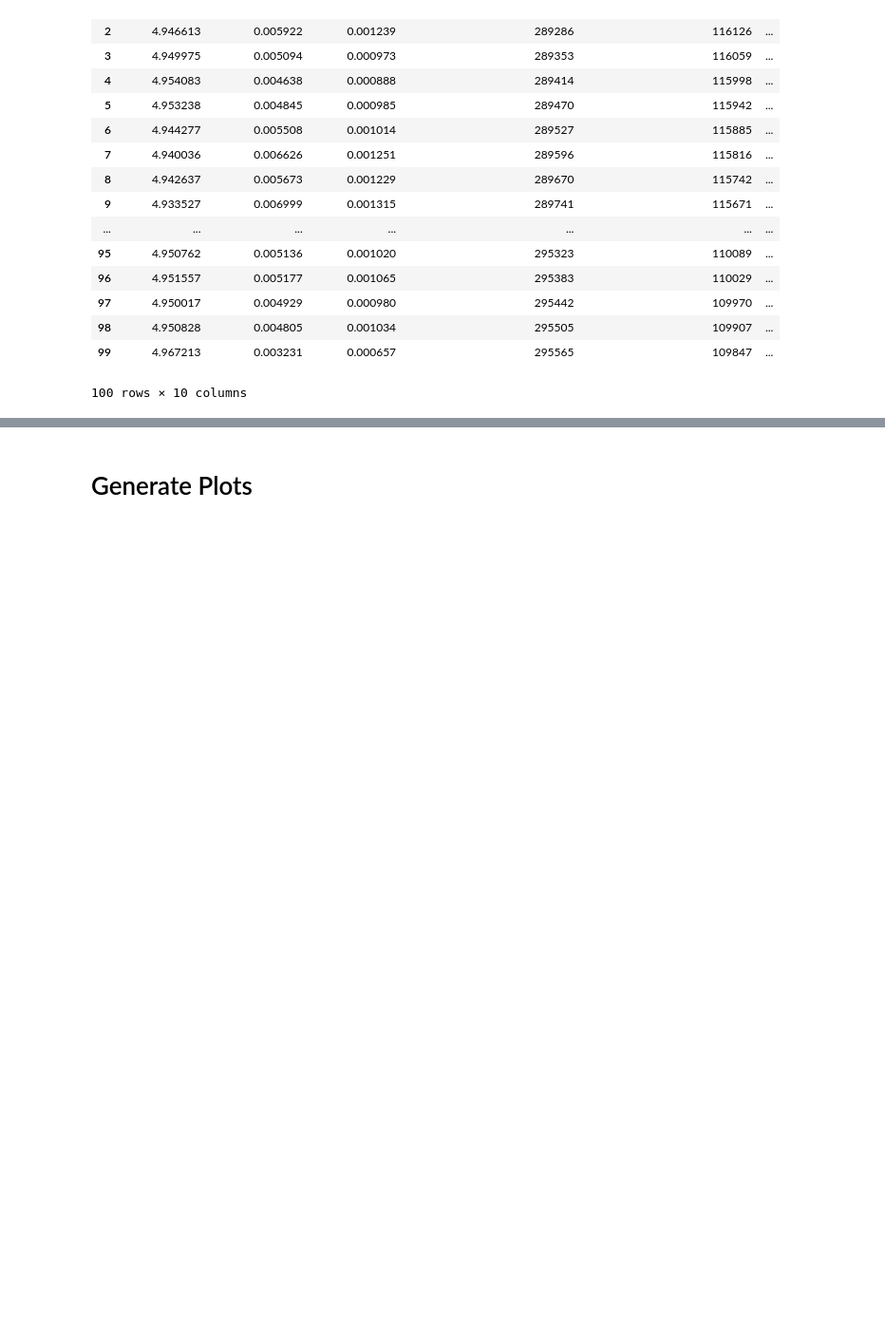
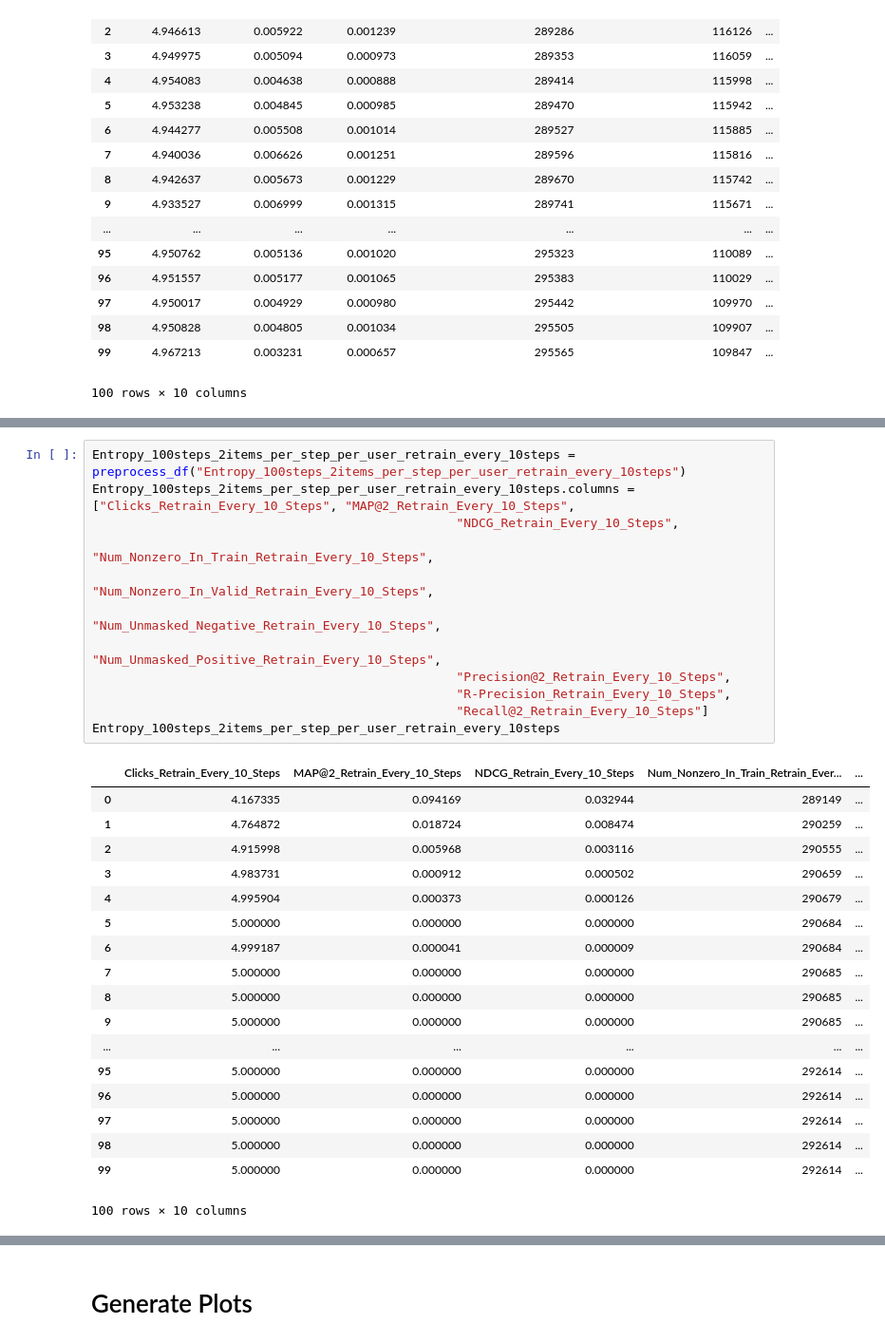
Before and after one commit to wuga214/Q-VAE-Recommendation, a Jupyter notebook: Kai Plot/Plot.ipynb, the cells around one changed output, grey strips where cells are left out. Shown at 95% size. Cells and saved outputs as stored; diff of their text form; blank space fills up the shorter version.

```diff
--- a/Kai Plot/Plot.ipynb
+++ b/Kai Plot/Plot.ipynb
@@ -103,0 +73,31 @@ entropy_100_2_retrain_every_10time_df
+# %%
+Entropy_100steps_2items_per_step_per_user_retrain_every_10steps = preprocess_df("Entropy_100steps_2items_per_step_per_user_retrain_every_10steps")
+Entropy_100steps_2items_per_step_per_user_retrain_every_10steps.columns = ["Clicks_Retrain_Every_10_Steps", "MAP@2_Retrain_Every_10_Steps",
+                                                 "NDCG_Retrain_Every_10_Steps",
+                                                 "Num_Nonzero_In_Train_Retrain_Every_10_Steps",
+                                                 "Num_Nonzero_In_Valid_Retrain_Every_10_Steps",
+                                                 "Num_Unmasked_Negative_Retrain_Every_10_Steps",
+                                                 "Num_Unmasked_Positive_Retrain_Every_10_Steps",
+                                                 "Precision@2_Retrain_Every_10_Steps",
+                                                 "R-Precision_Retrain_Every_10_Steps",
+                                                 "Recall@2_Retrain_Every_10_Steps"]
+Entropy_100steps_2items_per_step_per_user_retrain_every_10steps
+# %% [output]
+|  | Clicks_Retrain_Every_10_Steps | MAP@2_Retrain_Every_10_Steps | NDCG_Retrain_Every_10_Steps | Num_Nonzero_In_Train_Retrain_Ever... | ... |
+| 0 | 4.167335 | 0.094169 | 0.032944 | 289149 | ... |
+| 1 | 4.764872 | 0.018724 | 0.008474 | 290259 | ... |
+| 2 | 4.915998 | 0.005968 | 0.003116 | 290555 | ... |
+| 3 | 4.983731 | 0.000912 | 0.000502 | 290659 | ... |
+| 4 | 4.995904 | 0.000373 | 0.000126 | 290679 | ... |
+| 5 | 5.000000 | 0.000000 | 0.000000 | 290684 | ... |
+| 6 | 4.999187 | 0.000041 | 0.000009 | 290684 | ... |
+| 7 | 5.000000 | 0.000000 | 0.000000 | 290685 | ... |
+| 8 | 5.000000 | 0.000000 | 0.000000 | 290685 | ... |
+| 9 | 5.000000 | 0.000000 | 0.000000 | 290685 | ... |
+| ... | ... | ... | ... | ... | ... |
+| 95 | 5.000000 | 0.000000 | 0.000000 | 292614 | ... |
+| 96 | 5.000000 | 0.000000 | 0.000000 | 292614 | ... |
+| 97 | 5.000000 | 0.000000 | 0.000000 | 292614 | ... |
+| 98 | 5.000000 | 0.000000 | 0.000000 | 292614 | ... |
+| 99 | 5.000000 | 0.000000 | 0.000000 | 292614 | ... |
+100 rows × 10 columns
```
Also changed, not shown: parts of 7 cells of this notebook, 13 other files.
